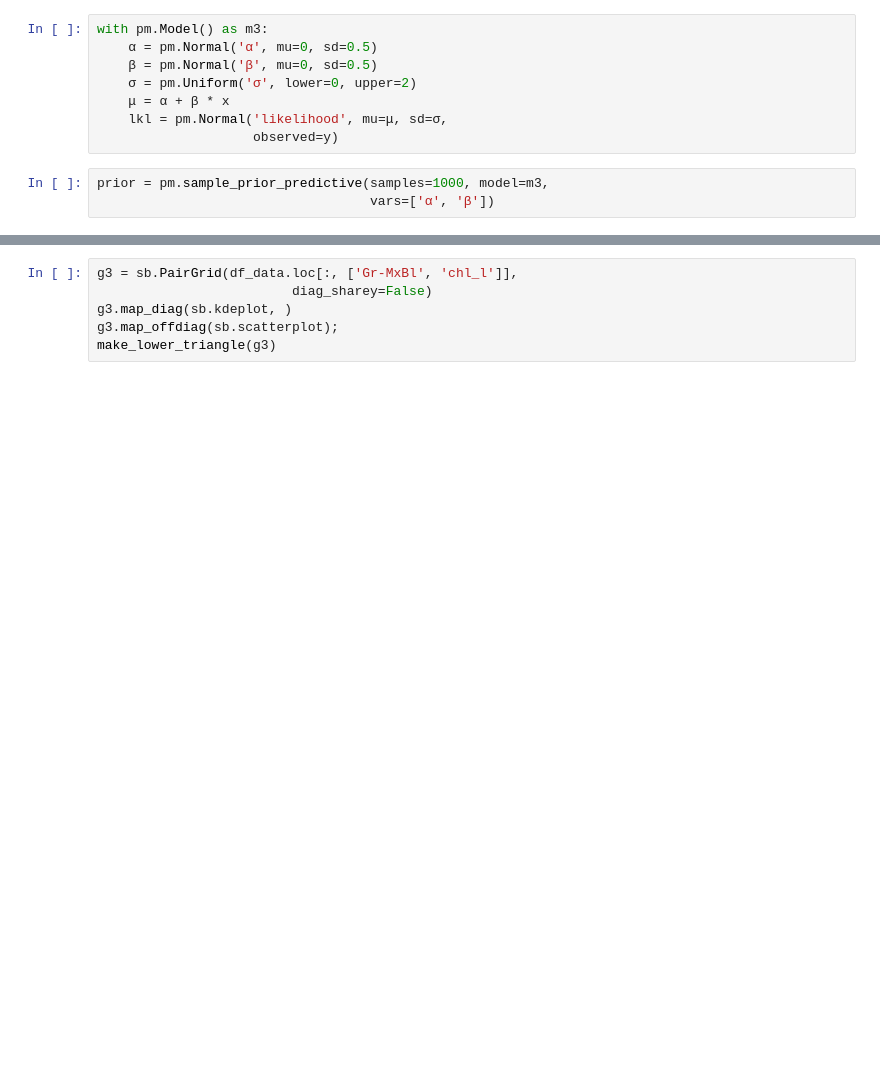
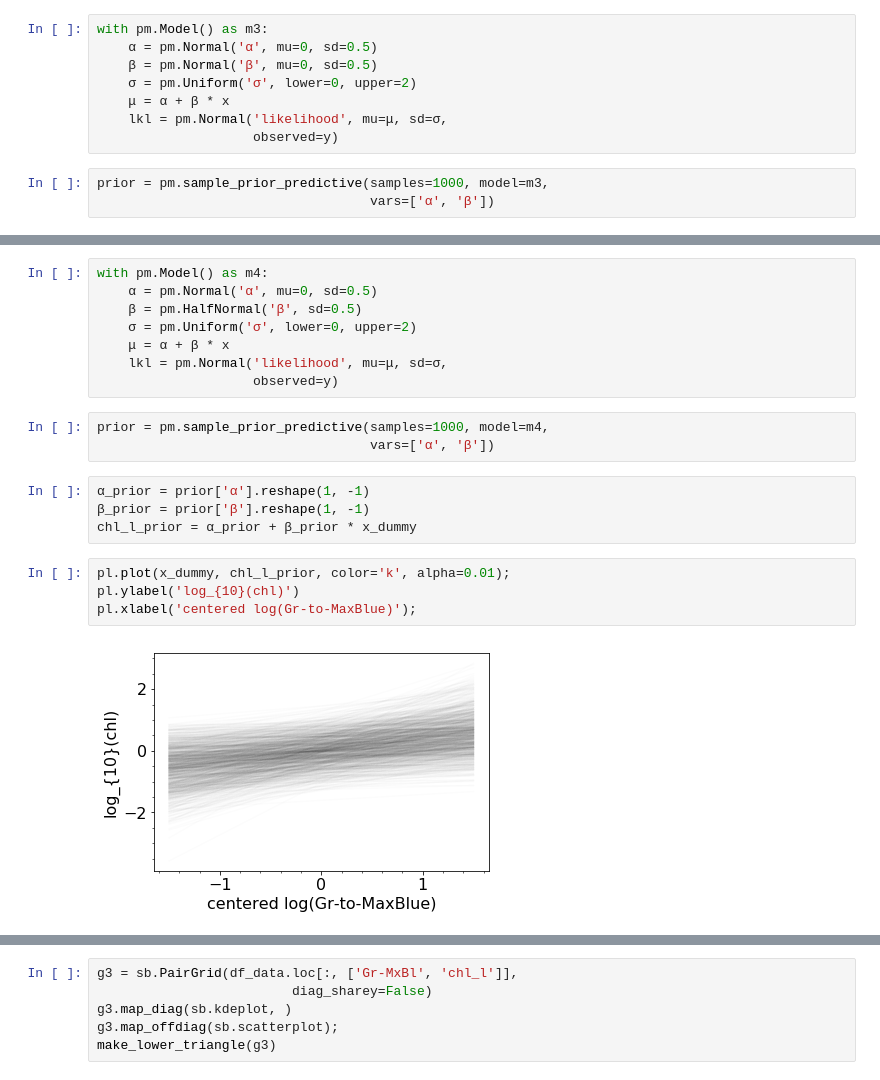
Before and after one commit to madHatter106/chlorophyll_models, a Jupyter notebook: Bayesian Tutorial.ipynb, the cells around one changed output, grey strips where cells are left out. Cells and saved outputs as stored; diff of their text form; blank space fills up the shorter version.

```diff
--- a/Bayesian Tutorial.ipynb
+++ b/Bayesian Tutorial.ipynb
@@ -905,0 +912,21 @@ chl_prior.min(), chl_prior.max()
+# %%
+with pm.Model() as m4:
+    α = pm.Normal('α', mu=0, sd=0.5)
+    β = pm.HalfNormal('β', sd=0.5)
+    σ = pm.Uniform('σ', lower=0, upper=2)
+    μ = α + β * x
+    lkl = pm.Normal('likelihood', mu=μ, sd=σ,
+                    observed=y)
+# %%
+prior = pm.sample_prior_predictive(samples=1000, model=m4,
+                                   vars=['α', 'β'])
+# %%
+α_prior = prior['α'].reshape(1, -1)
+β_prior = prior['β'].reshape(1, -1)
+chl_l_prior = α_prior + β_prior * x_dummy
+# %%
+pl.plot(x_dummy, chl_l_prior, color='k', alpha=0.01);
+pl.ylabel('log_{10}(chl)')
+pl.xlabel('centered log(Gr-to-MaxBlue)');
+# %% [output]
+[figure, added]
```
Also changed, not shown: parts of 10 cells of this notebook.
